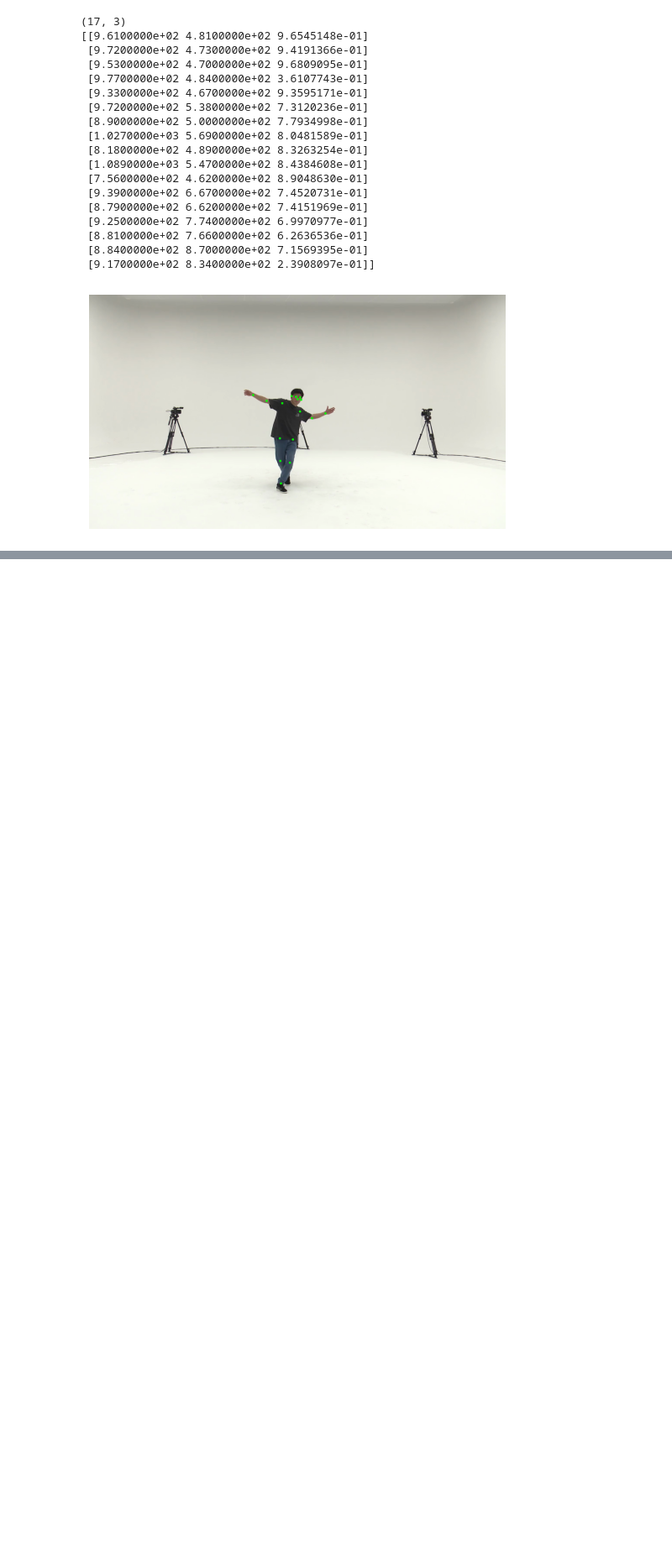
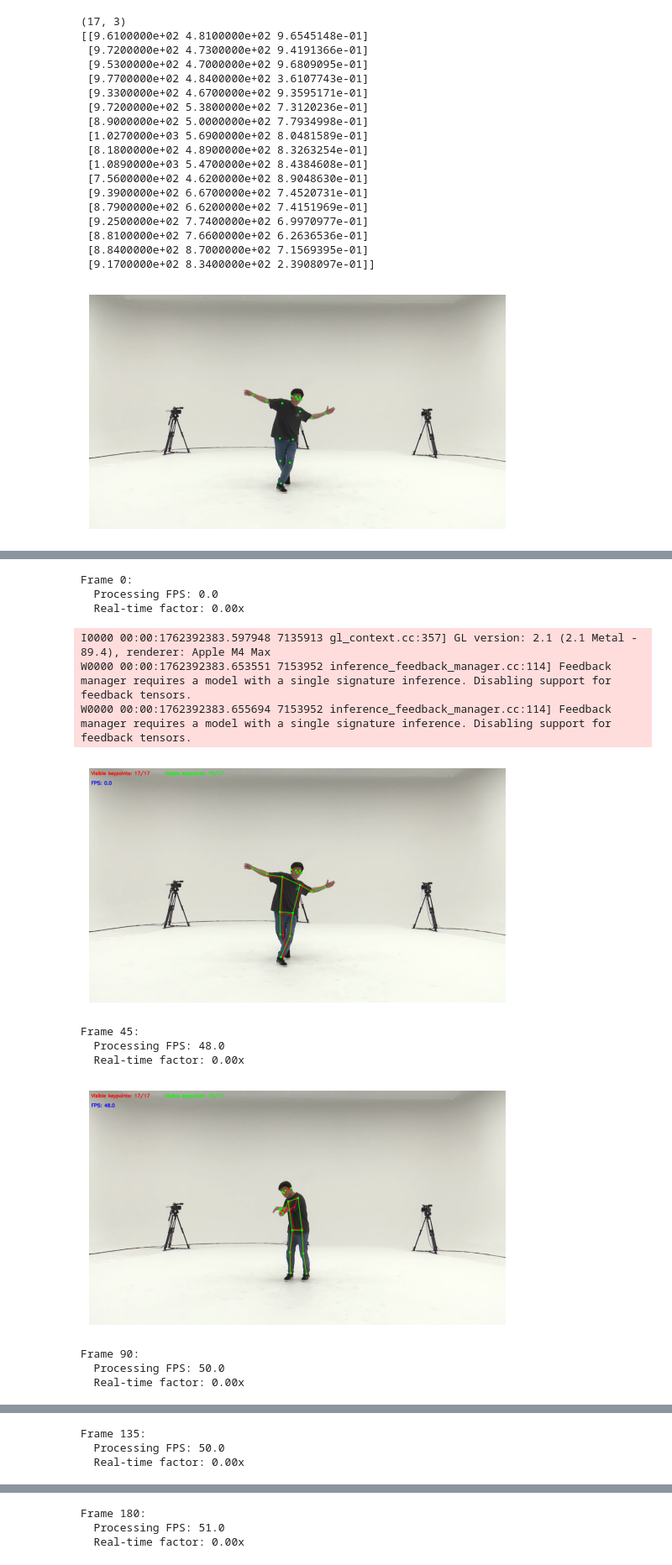
Before and after one commit to lukegeer/real-time-pose-eval, a Jupyter notebook: notebooks/data_sample_view.ipynb, the cells around one changed output, grey strips where cells are left out. Shown at 84% size. Cells and saved outputs as stored; diff of their text form; code cells hidden in the pictures; blank space fills up the shorter version.

```diff
--- a/notebooks/data_sample_view.ipynb
+++ b/notebooks/data_sample_view.ipynb
@@ -69,0 +125,70 @@ plt.show()
+# %%
+import time
+from src.media_pipe_pose import MediaPipePose
+from src.util.visualizer import visualize_preds_vs_ground_truths
+
+parser = VideoParser(video_path)
+
+out_path = "../data/processed/notebooks/mediapipe_keypoints_overlay.mp4"
+
+writer = cv2.VideoWriter(out_path, fourcc, fps, (w, h))
+
+model = MediaPipePose(static_image_mode=True, model_complexity=0)
+
+frame_idx = 0
+start_time = time.time()
+
+for keypoints, pkt in zip(frame_keypoints, parser):
+    frame = pkt['frame']
+
+    pred_keypoints = model.detect_landmarks(frame)
+
+    pred_keypoints = model.convert_to_aist17(pred_keypoints)
+
+    elapsed = time.time() - start_time
+    current_fps = frame_idx // elapsed if elapsed > 0 else 0
+    real_time_factor = current_fps // fps
+
+    frame = visualize_preds_vs_ground_truths(frame, pred_keypoints, keypoints, fps=current_fps)
+
+    if frame_idx % 45 == 0:
+        print(f"Frame {frame_idx}:")
+        print(f"  Processing FPS: {current_fps:.1f}")
+        print(f"  Real-time factor: {real_time_factor:.2f}x")
+
+        plt.imshow(frame)
+        plt.axis('off')
+        plt.show()
+
+    writer.write(cv2.cvtColor(frame, cv2.COLOR_RGB2BGR))
+    frame_idx += 1
+
+writer.release()
+
+# Final stats
+total_time = time.time() - start_time
+final_fps = frame_idx / total_time
+
+print(f"\n{'='*50}")
+print(f"FINAL RESULTS")
+print(f"{'='*50}")
+print(f"Total frames: {frame_idx}")
+print(f"Total time: {total_time:.1f}s")
+print(f"Average processing FPS: {final_fps:.1f}")
+print(f"Real-time factor: {final_fps/fps:.2f}x")
+print(f"Target FPS: {fps}")
+# %% [output]
+Frame 0:
+  Processing FPS: 0.0
+  Real-time factor: 0.00x
+I0000 00:00:1762392383.597948 7135913 gl_context.cc:357] GL version: 2.1 (2.1 Metal - 89.4), renderer: Apple M4 Max
+W0000 00:00:1762392383.653551 7153952 inference_feedback_manager.cc:114] Feedback manager requires a model with a single signature inference. Disabling support for feedback tensors.
+W0000 00:00:1762392383.655694 7153952 inference_feedback_manager.cc:114] Feedback manager requires a model with a single signature inference. Disabling support for feedback tensors.
+[figure, added]
+Frame 45:
+  Processing FPS: 48.0
+  Real-time factor: 0.00x
+[figure, added]
+Frame 90:
+  Processing FPS: 50.0
+  Real-time factor: 0.00x
@@ -69,0 +196,3 @@ plt.show()
+Frame 135:
+  Processing FPS: 50.0
+  Real-time factor: 0.00x
@@ -69,0 +200,3 @@ plt.show()
+Frame 180:
+  Processing FPS: 51.0
+  Real-time factor: 0.00x
```
Also changed, not shown: parts of 8 cells of this notebook, 10 other files.
